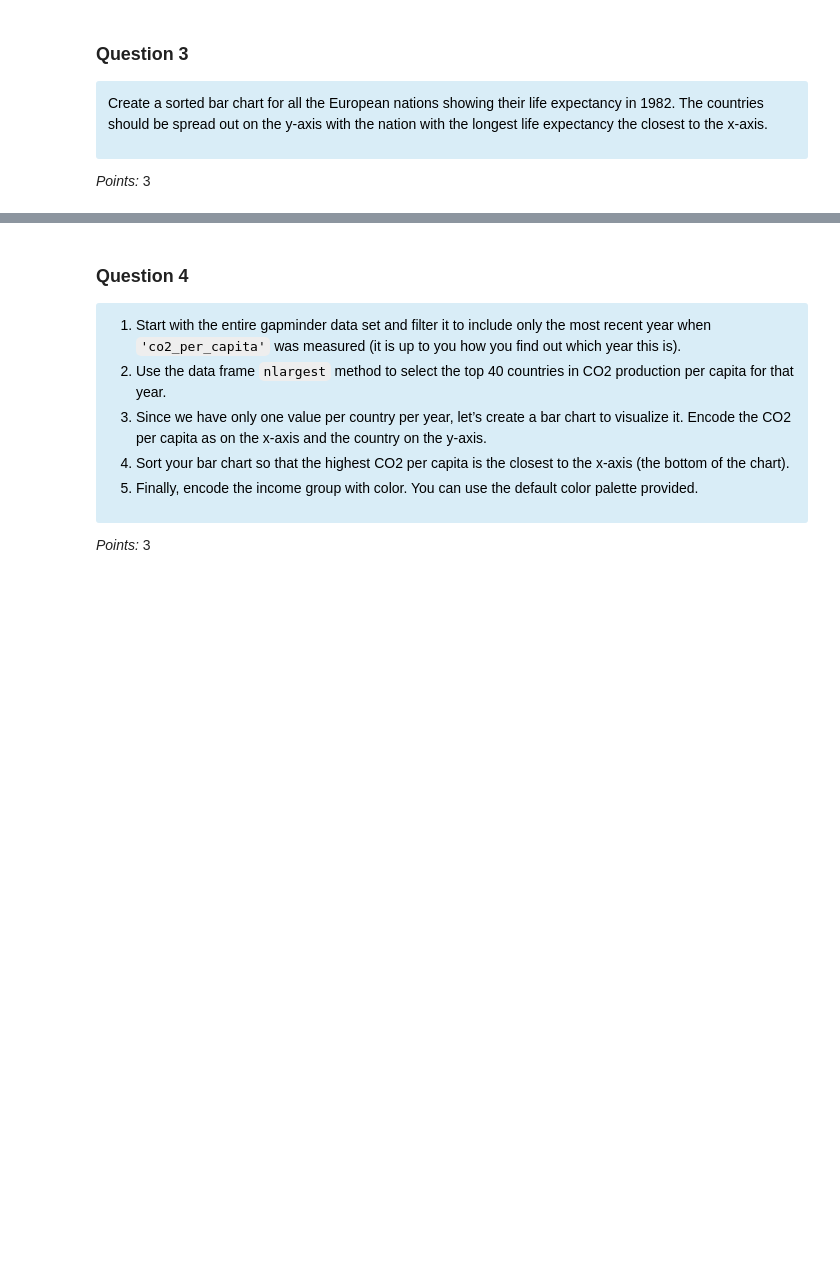
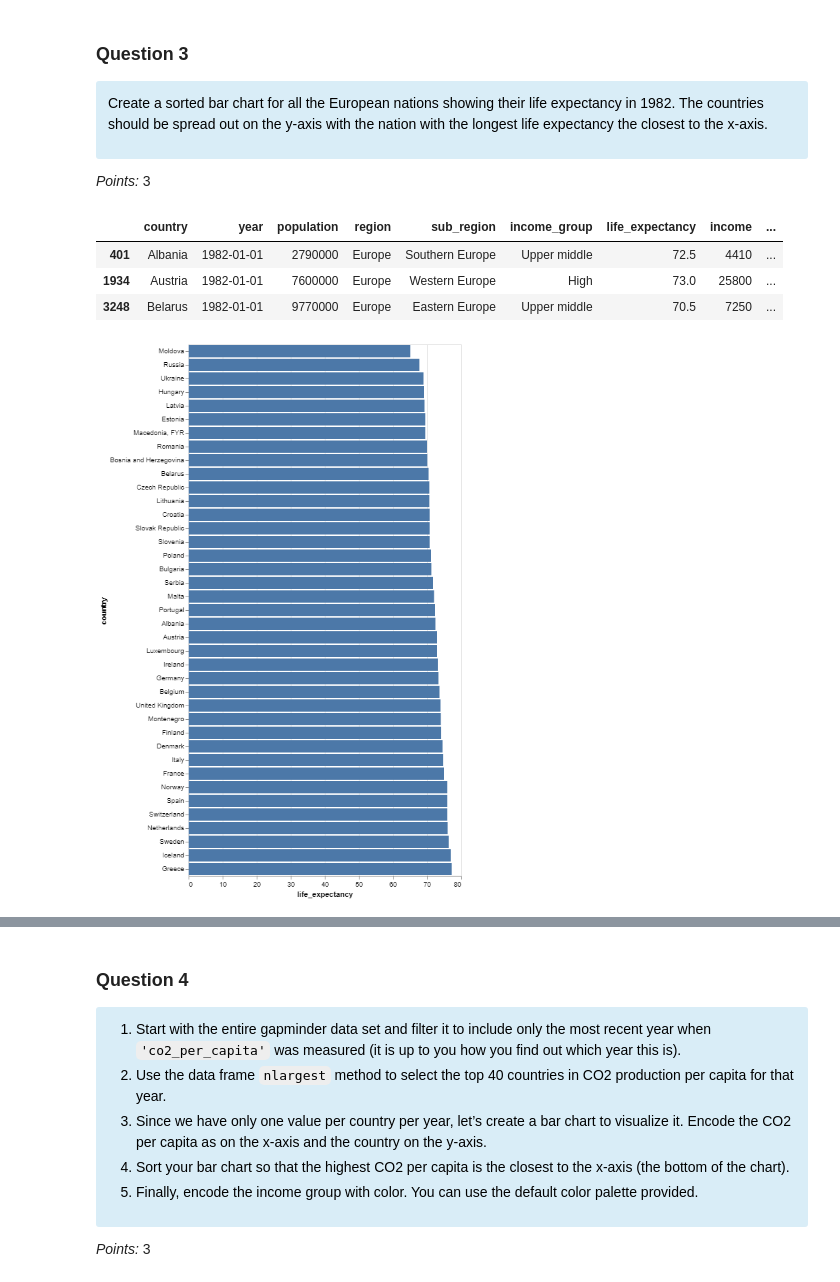
Before and after one commit to tonyliang19/Course_notes_2023Spring, a Jupyter notebook: dsci320/week3/lab2.ipynb, the cells around one changed output, grey strips where cells are left out. Saved outputs shown, nothing was run; the diff lists cells and outputs as text; code cells hidden in the pictures; blank space fills up the shorter version.

```diff
--- a/dsci320/week3/lab2.ipynb
+++ b/dsci320/week3/lab2.ipynb
@@ -93,5 +102,5 @@ Filter the dataframe to only keep observations from a single continent, "Europe"
 
 _Points:_ 1
 # %%
-gm_1982_europe = ...
+gm_1982_europe = gm_1982.query("region == 'Europe'")
 gm_1982_europe
@@ -112,10 +142,23 @@ with the nation with the longest life expectancy the closest to the x-axis.
 </div>
 
 _Points:_ 3
+# %%
+gm_1982_europe.head(3)
+# %% [output]
+|  | country | year | population | region | sub_region | income_group | life_expectancy | income | ... |
+| 401 | Albania | 1982-01-01 | 2790000 | Europe | Southern Europe | Upper middle | 72.5 | 4410 | ... |
+| 1934 | Austria | 1982-01-01 | 7600000 | Europe | Western Europe | High | 73.0 | 25800 | ... |
+| 3248 | Belarus | 1982-01-01 | 9770000 | Europe | Eastern Europe | Upper middle | 70.5 | 7250 | ... |
 # %%
-bar_life_exp = ...
+bar_life_exp = alt.Chart(gm_1982_europe).mark_bar().encode(
+    x=alt.X("life_expectancy") ,
+    y=alt.Y("country", sort="x")
+
+)
 
 # Show the chart
 bar_life_exp
+# %% [output]
+[figure, added]
 # %%
 grader.check("q3")
```
Also changed, not shown: parts of 13 cells of this notebook, 1 other file.
